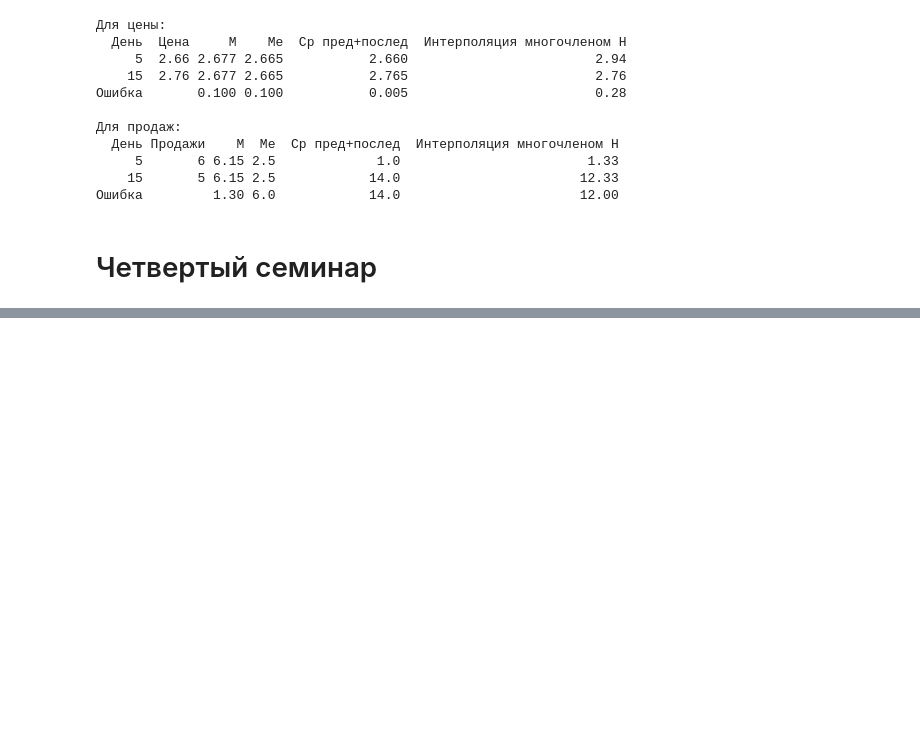
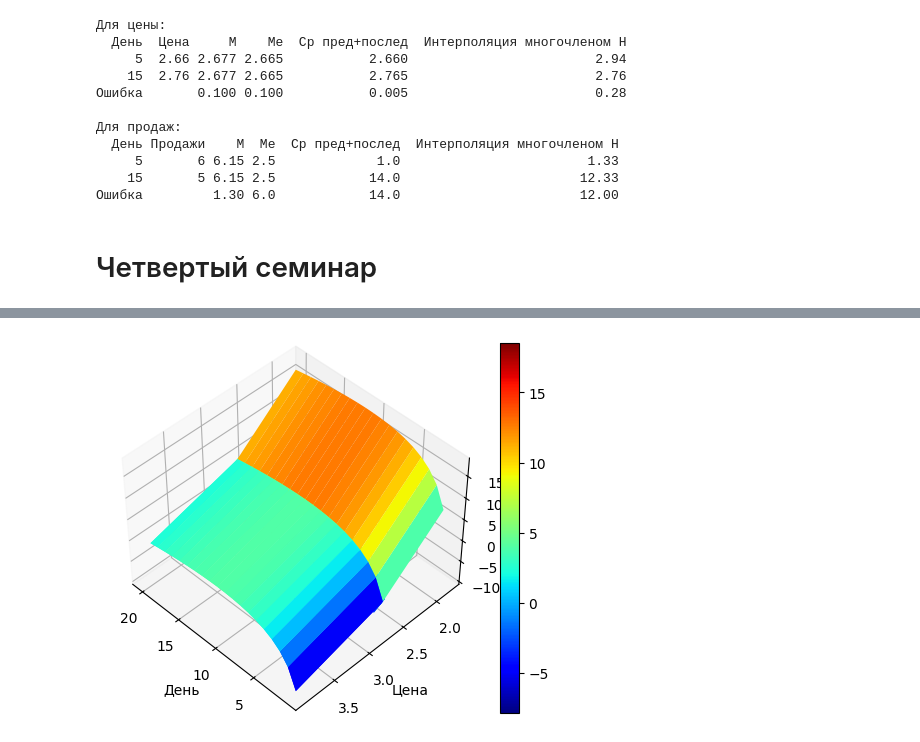
Before and after one commit to BVyaches/MLPerm, a Jupyter notebook: MathAnalysis.ipynb, the cells around one changed output, grey strips where cells are left out. Saved outputs shown, nothing was run; the diff lists cells and outputs as text; code cells hidden in the pictures; blank space fills up the shorter version.

```diff
--- a/MathAnalysis.ipynb
+++ b/MathAnalysis.ipynb
@@ -691,0 +778,15 @@ plt.show()
+# %%
+from matplotlib import cm
+
+fig = plt.figure()
+ax = fig.add_subplot(111, projection='3d')
+x, y = np.meshgrid(x1, x2)
+z = c[0] + c[1] * x + c[2] * np.log2(x) + c[3] * y + c[4] * np.log2(y)
+surf = ax.plot_surface(x, y, z, rstride=1, cstride=1, cmap=cm.jet, linewidth=0)
+fig.colorbar(surf)
+plt.xlabel('День')
+plt.ylabel('Цена')
+ax.view_init(45, 135)
+plt.show()
+# %% [output]
+[figure, added]
```
Also changed, not shown: parts of 6 cells of this notebook.
